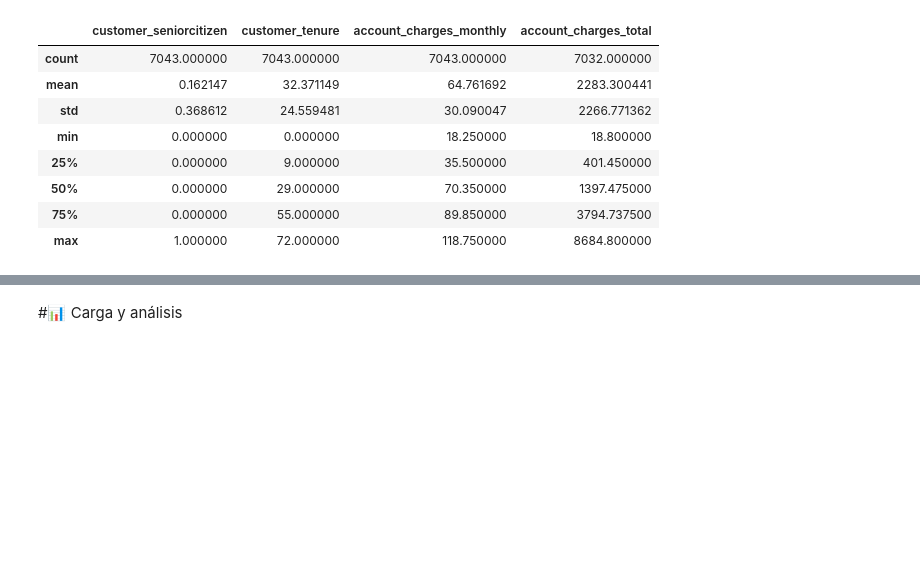
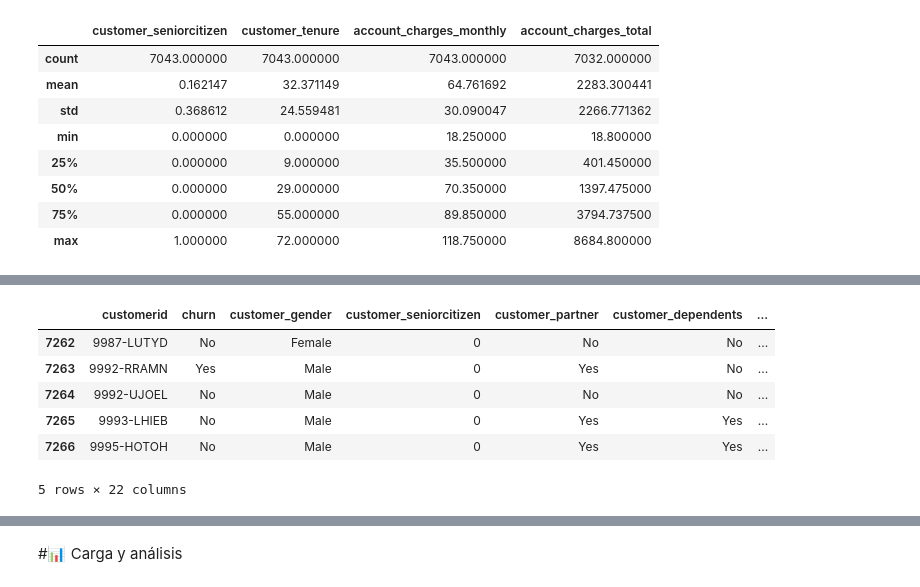
Before and after one commit to Starleen1996/Challenger_Telecom_Latam, a Jupyter notebook: TelecomX_LATAM.ipynb, the cells around one changed output, grey strips where cells are left out. Drawn from its saved outputs; the diff is of its cells as text; code cells hidden in the pictures; blank space fills up the shorter version.

```diff
--- a/TelecomX_LATAM.ipynb
+++ b/TelecomX_LATAM.ipynb
@@ -322,0 +328,12 @@ df_clientes_LATAM.describe()
+# %%
+# Vamos a crear una nueva columna llamada "Cuentas Diarias"
+df_clientes_LATAM['Cuentas_Diarias'] = df_clientes_LATAM['account_charges_total'] / 30
+df_clientes_LATAM.tail()
+# %% [output]
+|  | customerid | churn | customer_gender | customer_seniorcitizen | customer_partner | customer_dependents | ... |
+| 7262 | 9987-LUTYD | No | Female | 0 | No | No | ... |
+| 7263 | 9992-RRAMN | Yes | Male | 0 | Yes | No | ... |
+| 7264 | 9992-UJOEL | No | Male | 0 | No | No | ... |
+| 7265 | 9993-LHIEB | No | Male | 0 | Yes | Yes | ... |
+| 7266 | 9995-HOTOH | No | Male | 0 | Yes | Yes | ... |
+5 rows × 22 columns
```
Also changed, not shown: parts of 17 cells of this notebook.
